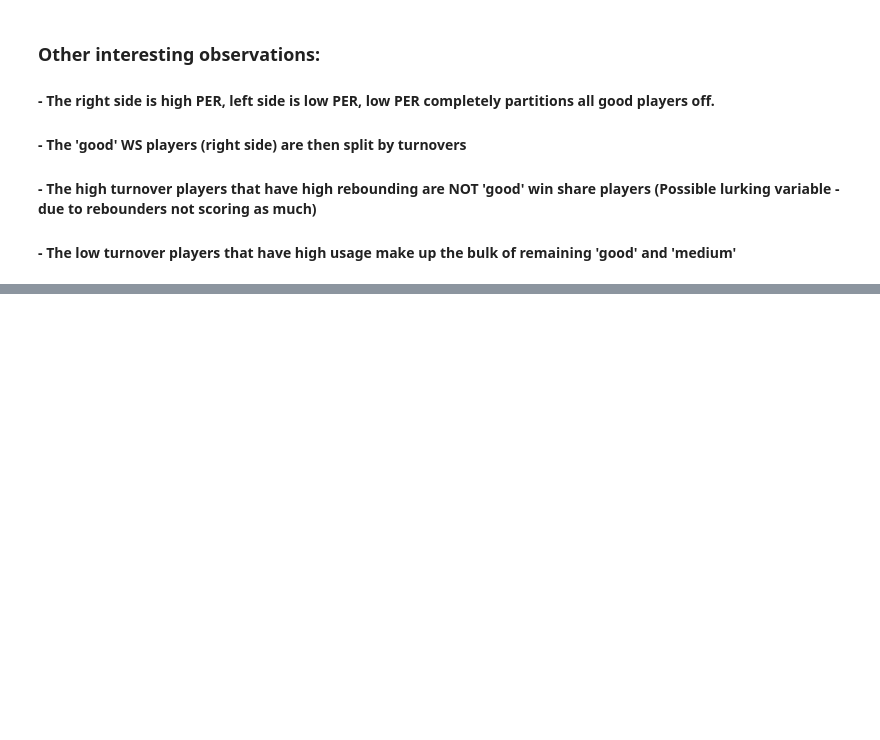
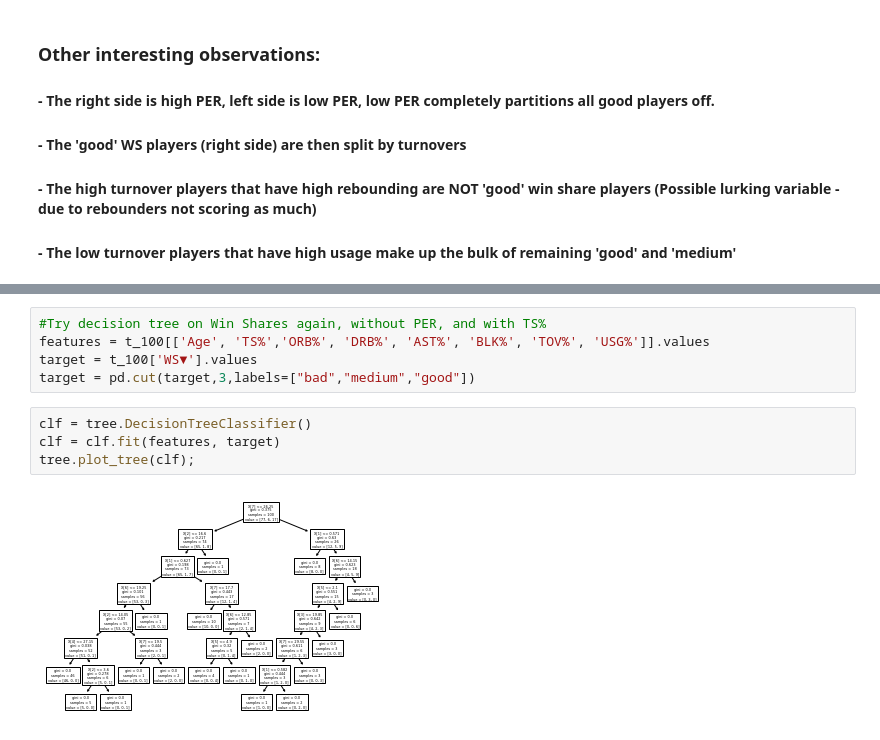
Before and after one commit to caltodo/NBA_Exploratory, a Jupyter notebook: WinShares_Exploratory.ipynb, the cells around one changed output, grey strips where cells are left out. Saved outputs shown, nothing was run; the diff lists cells and outputs as text; blank space fills up the shorter version.

```diff
--- a/WinShares_Exploratory.ipynb
+++ b/WinShares_Exploratory.ipynb
@@ -157,0 +182,11 @@ tree.plot_tree(clf)
+# %%
+#Try decision tree on Win Shares again, without PER, and with TS%
+features = t_100[['Age', 'TS%','ORB%', 'DRB%', 'AST%', 'BLK%', 'TOV%', 'USG%']].values
+target = t_100['WS▼'].values
+target = pd.cut(target,3,labels=["bad","medium","good"])
+# %%
+clf = tree.DecisionTreeClassifier()
+clf = clf.fit(features, target)
+tree.plot_tree(clf);
+# %% [output]
+[figure, added]
```
Also changed, not shown: parts of 12 cells of this notebook.
